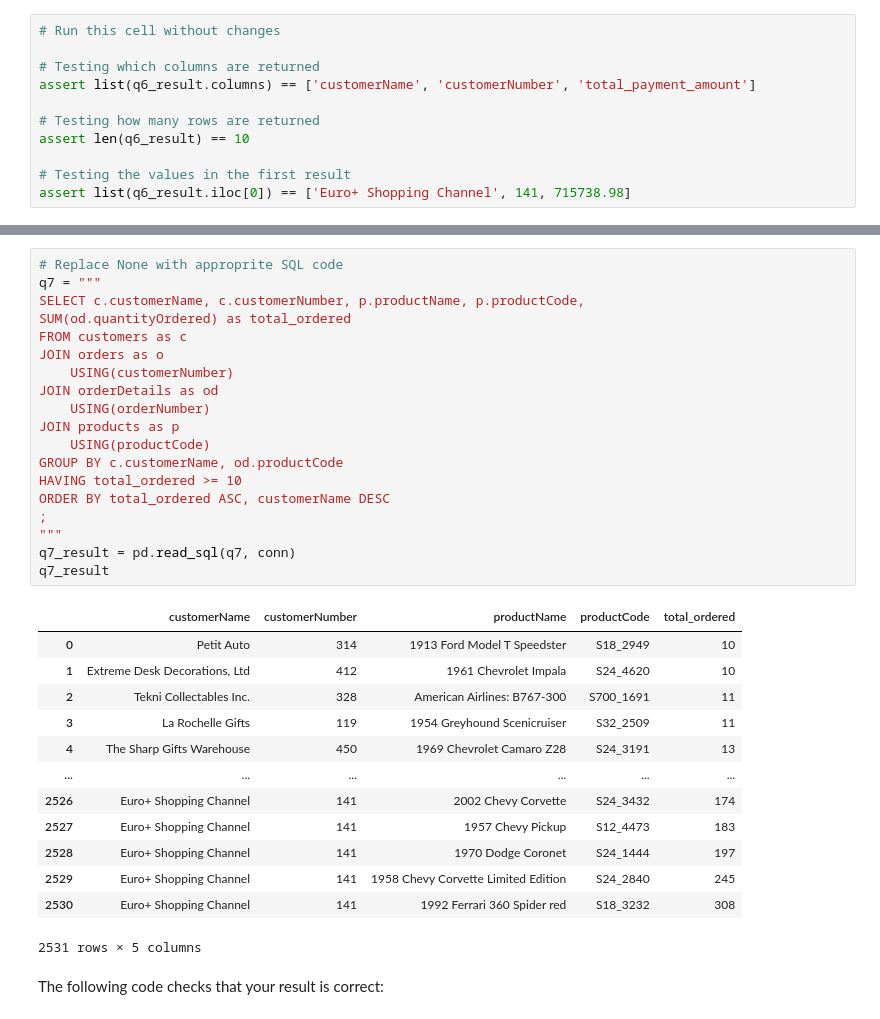
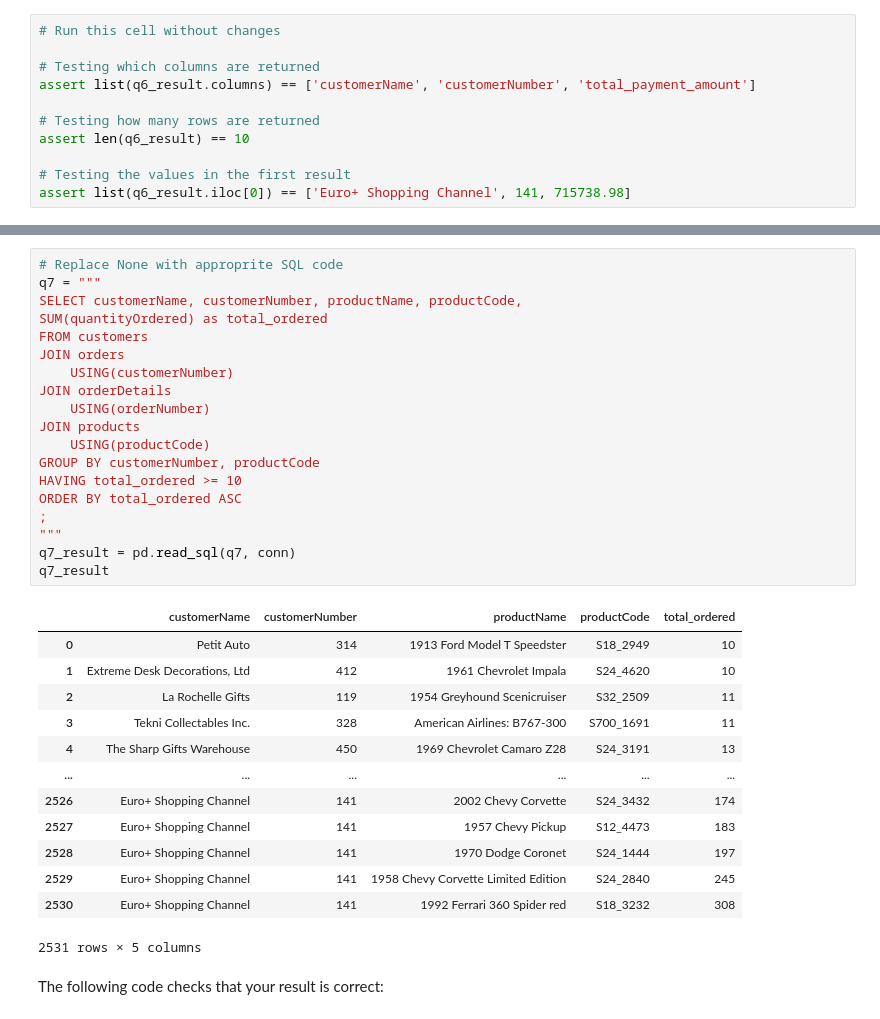
Before and after one commit to MarkNgendo/dsc-sql-lab, a Jupyter notebook: index.ipynb, the cells around one changed output, grey strips where cells are left out. Saved outputs shown, nothing was run; the diff lists cells and outputs as text.

```diff
--- a/index.ipynb
+++ b/index.ipynb
@@ -388,28 +388,28 @@ The five columns selected should be `customerName`, `customerNumber`, `productNa
 # %%
 # Replace None with approprite SQL code
 q7 = """
-SELECT c.customerName, c.customerNumber, p.productName, p.productCode,
-SUM(od.quantityOrdered) as total_ordered
-FROM customers as c
-JOIN orders as o
+SELECT customerName, customerNumber, productName, productCode,
+SUM(quantityOrdered) as total_ordered
+FROM customers
+JOIN orders
     USING(customerNumber)
-JOIN orderDetails as od
+JOIN orderDetails
     USING(orderNumber)
-JOIN products as p
+JOIN products
     USING(productCode)
-GROUP BY c.customerName, od.productCode
+GROUP BY customerNumber, productCode
 HAVING total_ordered >= 10
-ORDER BY total_ordered ASC, customerName DESC
+ORDER BY total_ordered ASC
 ;
 """
 q7_result = pd.read_sql(q7, conn)
 q7_result
 # %% [output]
 |  | customerName | customerNumber | productName | productCode | total_ordered |
 | 0 | Petit Auto | 314 | 1913 Ford Model T Speedster | S18_2949 | 10 |
 | 1 | Extreme Desk Decorations, Ltd | 412 | 1961 Chevrolet Impala | S24_4620 | 10 |
-| 2 | Tekni Collectables Inc. | 328 | American Airlines: B767-300 | S700_1691 | 11 |
-| 3 | La Rochelle Gifts | 119 | 1954 Greyhound Scenicruiser | S32_2509 | 11 |
+| 2 | La Rochelle Gifts | 119 | 1954 Greyhound Scenicruiser | S32_2509 | 11 |
+| 3 | Tekni Collectables Inc. | 328 | American Airlines: B767-300 | S700_1691 | 11 |
 | 4 | The Sharp Gifts Warehouse | 450 | 1969 Chevrolet Camaro Z28 | S24_3191 | 13 |
 | ... | ... | ... | ... | ... | ... |
 | 2526 | Euro+ Shopping Channel | 141 | 2002 Chevy Corvette | S24_3432 | 174 |
```
